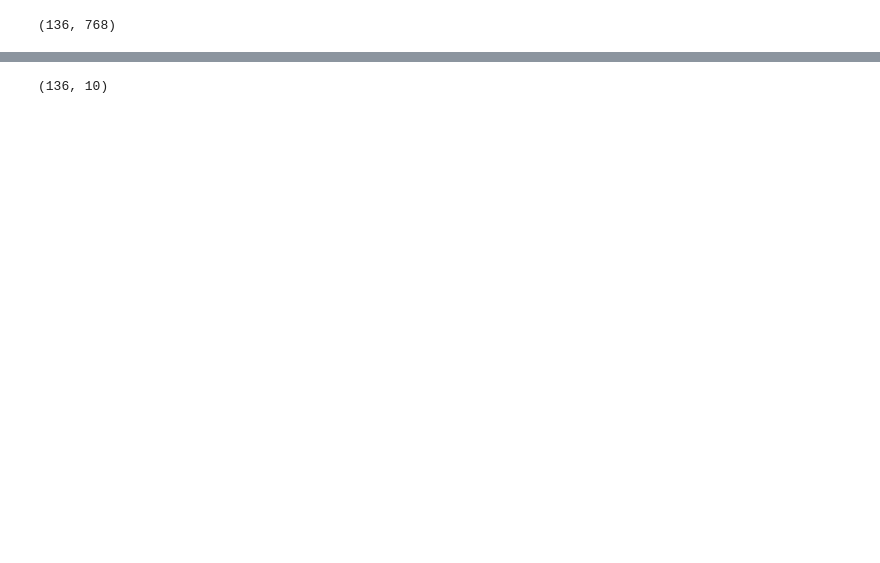
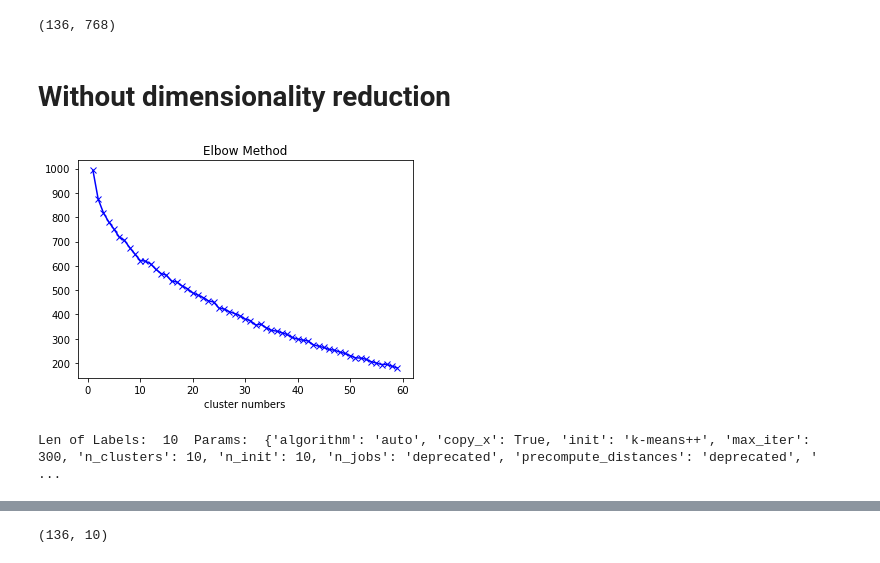
Before and after one commit to MedBot-team/NaBot, a Jupyter notebook: medlineplus_drug_dataset/Analysis/3/sentence_transformer_kmeans_intent.ipynb, the cells around one changed output, grey strips where cells are left out. Drawn from its saved outputs; the diff is of its cells as text; code cells hidden in the pictures; blank space fills up the shorter version.

```diff
--- a/medlineplus_drug_dataset/Analysis/3/sentence_transformer_kmeans_intent.ipynb
+++ b/medlineplus_drug_dataset/Analysis/3/sentence_transformer_kmeans_intent.ipynb
@@ -40,3 +48,34 @@ sentence_embeddings = model.encode(sentences)
 sentence_embeddings.shape
 # %% [output]
 (136, 768)
+# %% [markdown]
+# Without dimensionality reduction
+# %%
+SSE = []
+
+for k in range(1, 60):
+    kmeans = KMeans(n_clusters = k)
+    kmeans.fit(sentence_embeddings)
+    SSE.append(kmeans.inertia_)
+
+plt.plot(range(1, 60), SSE, 'bx-')
+plt.title('Elbow Method')
+plt.xlabel('cluster numbers')
+plt.show()
+# %% [output]
+[figure, added]
+# %%
+# Hyperparameter 1
+n_clusters = 10
+
+km = KMeans(n_clusters=n_clusters)
+
+km.fit(sentence_embeddings)
+centers = km.cluster_centers_.argsort()[:,::-1]
+
+print("Len of Labels: ",
+       len(set(km.labels_)),
+       " Params: ",
+       km.get_params())
+# %% [output]
+Len of Labels:  10  Params:  {'algorithm': 'auto', 'copy_x': True, 'init': 'k-means++', 'max_iter': 300, 'n_clusters': 10, 'n_init': 10, 'n_jobs': 'deprecated', 'precompute_distances': 'deprecated', ' ...
```
Also changed, not shown: parts of 17 cells of this notebook.
